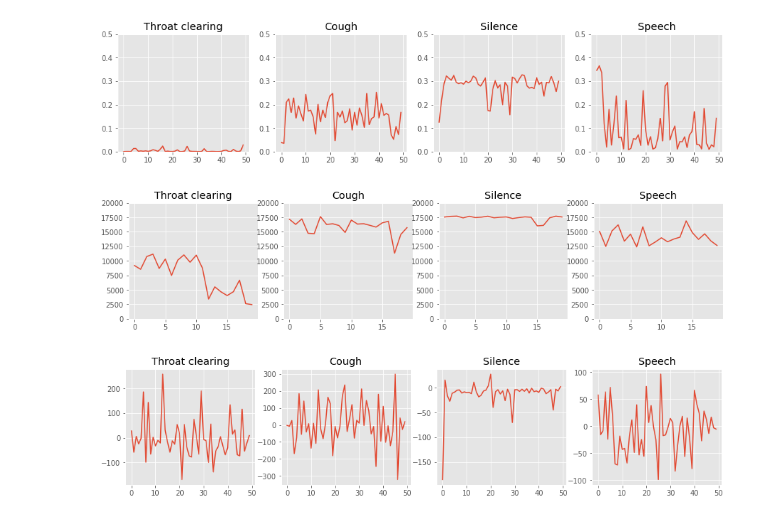
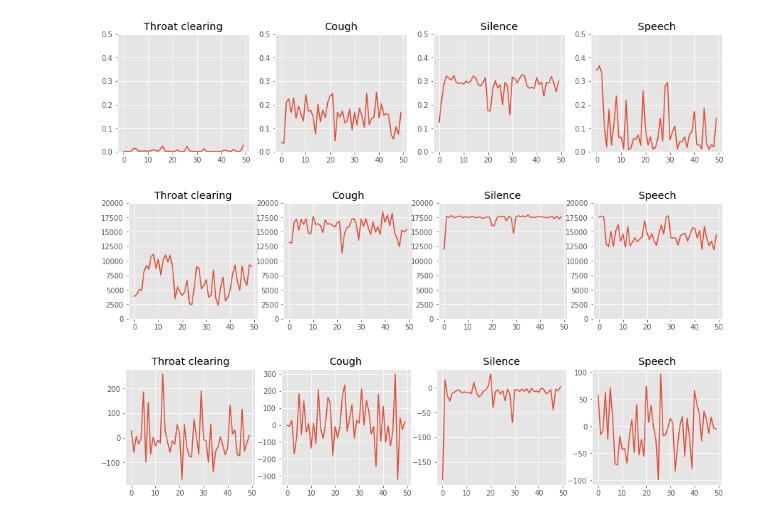
Before and after one commit to sspathak/SocialSafety, a Jupyter notebook: ML/filter_visualization.ipynb, the cells around one changed output. Cells and saved outputs as stored; diff of their text form; code cells hidden in the pictures.

```diff
--- a/ML/filter_visualization.ipynb
+++ b/ML/filter_visualization.ipynb
@@ -95,7 +95,7 @@ for fil_arr in file_array_array:
     psd_armx = []
     for index in range(0,50):
         psd_arr = feature_extractors.power_spectral_density.get_feature_vector(fil_arr[index])[0]
-        psd_armx.append(np.argmax(psd_arr))
+        psd_armx.append(psd_arr)
         psd.append(psd_arr)
 #     psd = np.swapaxes(psd, 1, 0)
 #     axes[count].imshow(psd[0:25], aspect="auto")
@@ -179,34 +179,34 @@ for fil_arr in file_array_array:
 # %%
 fig1 = plt.figure(figsize=(15, 3))
 ax1 = fig1.add_subplot(141)
 ax2 = fig1.add_subplot(142)
 ax3 = fig1.add_subplot(143)
 ax4 = fig1.add_subplot(144)
 ax1.title.set_text("Throat clearing")
 ax2.title.set_text("Cough")
 ax3.title.set_text("Silence")
 ax4.title.set_text("Speech")
 
 y_limit = 20000
 ax1.set_ylim([0,y_limit])
 ax2.set_ylim([0,y_limit])
 ax3.set_ylim([0,y_limit])
 ax4.set_ylim([0,y_limit])
 
 axes = [ax1, ax2, ax3, ax4]
 count = 0
 
 for fil_arr in file_array_array:
     flatness = []
-    for index in range(5, 25):
+    for index in range(0, 50):
         flatness_arr = feature_extractors.spectral_rolloff.get_feature_vector(fil_arr[index])[0]
         flatness.append(flatness_arr[0])
 #     flatness = np.swapaxes(flatness, 1, 0)
 #     axes[count].imshow(flatness, aspect="auto")
     axes[count].plot(flatness)
     count +=1
 # %% [output]
-[figure, old version]
+[figure, new version]
 # %%
 fig1 = plt.figure(figsize=(15, 3))
 ax1 = fig1.add_subplot(141)
```
Also changed, not shown: parts of 2 cells of this notebook, 1 other file.
